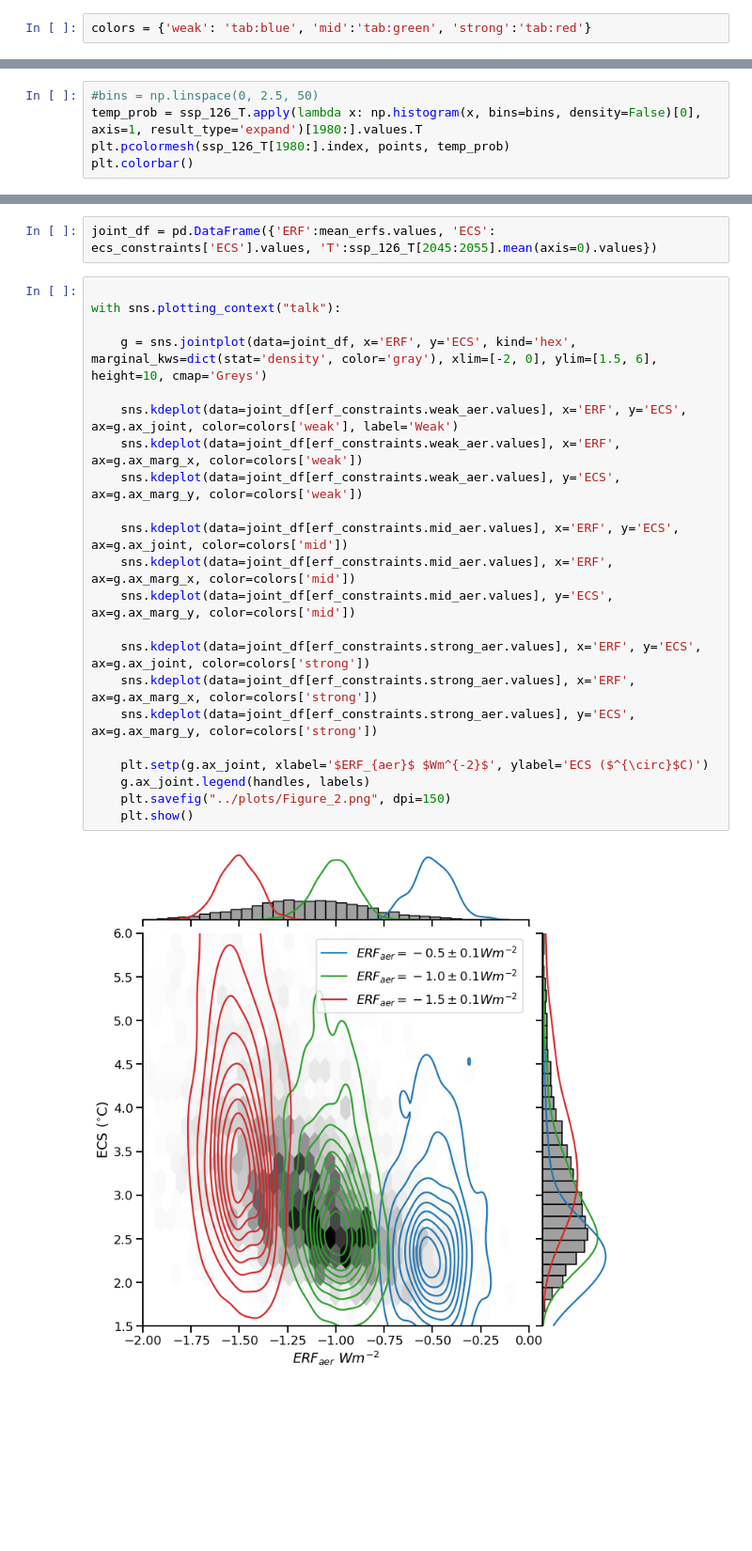
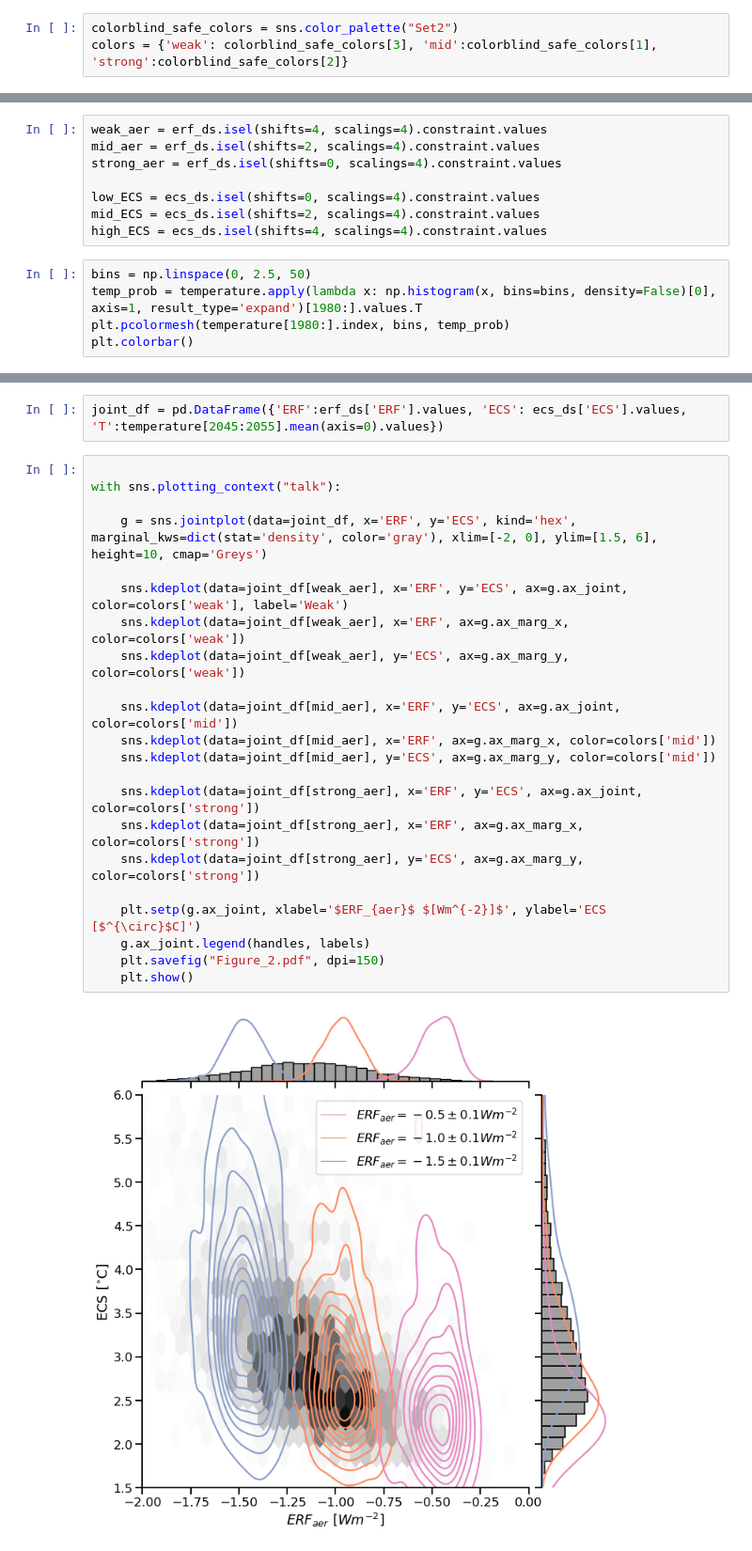
Before and after one commit to chrisroadmap/ar6-aerosol-uncertainty, a Jupyter notebook: notebooks/5_paper-figures.ipynb, the cells around one changed output, grey strips where cells are left out. Shown at 94% size. Saved outputs shown, nothing was run; the diff lists cells and outputs as text; blank space fills up the shorter version.

```diff
--- a/notebooks/5_paper-figures.ipynb
+++ b/notebooks/5_paper-figures.ipynb
@@ -9,3 +11,4 @@ from scipy.stats import binned_statistic
 # %%
-colors = {'weak': 'tab:blue', 'mid':'tab:green', 'strong':'tab:red'}
+colorblind_safe_colors = sns.color_palette("Set2")
+colors = {'weak': colorblind_safe_colors[3], 'mid':colorblind_safe_colors[1], 'strong':colorblind_safe_colors[2]}
 # %%
@@ -96,7 +23,15 @@ plt.show()
+# %%
+weak_aer = erf_ds.isel(shifts=4, scalings=4).constraint.values
+mid_aer = erf_ds.isel(shifts=2, scalings=4).constraint.values
+strong_aer = erf_ds.isel(shifts=0, scalings=4).constraint.values
+
+low_ECS = ecs_ds.isel(shifts=0, scalings=4).constraint.values
+mid_ECS = ecs_ds.isel(shifts=2, scalings=4).constraint.values
+high_ECS = ecs_ds.isel(shifts=4, scalings=4).constraint.values
 # %%
-#bins = np.linspace(0, 2.5, 50)
-temp_prob = ssp_126_T.apply(lambda x: np.histogram(x, bins=bins, density=False)[0], axis=1, result_type='expand')[1980:].values.T
-plt.pcolormesh(ssp_126_T[1980:].index, points, temp_prob)
+bins = np.linspace(0, 2.5, 50)
+temp_prob = temperature.apply(lambda x: np.histogram(x, bins=bins, density=False)[0], axis=1, result_type='expand')[1980:].values.T
+plt.pcolormesh(temperature[1980:].index, bins, temp_prob)
 plt.colorbar()
 # %% [output]
 <matplotlib.colorbar.Colorbar at 0x...>
@@ -314,29 +143,29 @@ posx and posy should be finite values
 # %%
-joint_df = pd.DataFrame({'ERF':mean_erfs.values, 'ECS': ecs_constraints['ECS'].values, 'T':ssp_126_T[2045:2055].mean(axis=0).values})
+joint_df = pd.DataFrame({'ERF':erf_ds['ERF'].values, 'ECS': ecs_ds['ECS'].values, 'T':temperature[2045:2055].mean(axis=0).values})
 # %%
 
 with sns.plotting_context("talk"):
 
     g = sns.jointplot(data=joint_df, x='ERF', y='ECS', kind='hex', marginal_kws=dict(stat='density', color='gray'), xlim=[-2, 0], ylim=[1.5, 6], height=10, cmap='Greys')
 
-    sns.kdeplot(data=joint_df[erf_constraints.weak_aer.values], x='ERF', y='ECS', ax=g.ax_joint, color=colors['weak'], label='Weak')
-    sns.kdeplot(data=joint_df[erf_constraints.weak_aer.values], x='ERF', ax=g.ax_marg_x, color=colors['weak'])
-    sns.kdeplot(data=joint_df[erf_constraints.weak_aer.values], y='ECS', ax=g.ax_marg_y, color=colors['weak'])
+    sns.kdeplot(data=joint_df[weak_aer], x='ERF', y='ECS', ax=g.ax_joint, color=colors['weak'], label='Weak')
+    sns.kdeplot(data=joint_df[weak_aer], x='ERF', ax=g.ax_marg_x, color=colors['weak'])
+    sns.kdeplot(data=joint_df[weak_aer], y='ECS', ax=g.ax_marg_y, color=colors['weak'])
 
-    sns.kdeplot(data=joint_df[erf_constraints.mid_aer.values], x='ERF', y='ECS', ax=g.ax_joint, color=colors['mid'])
-    sns.kdeplot(data=joint_df[erf_constraints.mid_aer.values], x='ERF', ax=g.ax_marg_x, color=colors['mid'])
-    sns.kdeplot(data=joint_df[erf_constraints.mid_aer.values], y='ECS', ax=g.ax_marg_y, color=colors['mid'])
+    sns.kdeplot(data=joint_df[mid_aer], x='ERF', y='ECS', ax=g.ax_joint, color=colors['mid'])
+    sns.kdeplot(data=joint_df[mid_aer], x='ERF', ax=g.ax_marg_x, color=colors['mid'])
+    sns.kdeplot(data=joint_df[mid_aer], y='ECS', ax=g.ax_marg_y, color=colors['mid'])
 
-    sns.kdeplot(data=joint_df[erf_constraints.strong_aer.values], x='ERF', y='ECS', ax=g.ax_joint, color=colors['strong'])
-    sns.kdeplot(data=joint_df[erf_constraints.strong_aer.values], x='ERF', ax=g.ax_marg_x, color=colors['strong'])
-    sns.kdeplot(data=joint_df[erf_constraints.strong_aer.values], y='ECS', ax=g.ax_marg_y, color=colors['strong'])
+    sns.kdeplot(data=joint_df[strong_aer], x='ERF', y='ECS', ax=g.ax_joint, color=colors['strong'])
+    sns.kdeplot(data=joint_df[strong_aer], x='ERF', ax=g.ax_marg_x, color=colors['strong'])
+    sns.kdeplot(data=joint_df[strong_aer], y='ECS', ax=g.ax_marg_y, color=colors['strong'])
 
-    plt.setp(g.ax_joint, xlabel='$ERF_{aer}$ $Wm^{-2}$', ylabel='ECS ($^{\circ}$C)')
+    plt.setp(g.ax_joint, xlabel='$ERF_{aer}$ $[Wm^{-2}]$', ylabel='ECS [$^{\circ}$C]')
     g.ax_joint.legend(handles, labels)
-    plt.savefig("../plots/Figure_2.png", dpi=150)
+    plt.savefig("Figure_2.pdf", dpi=150)
     plt.show()
 # %% [output]
-[figure, old version]
+[figure, new version]
 # %%
 # 1 Wm-2 constraint
 
```
Also changed, not shown: parts of 20 cells of this notebook, 4 other files.
